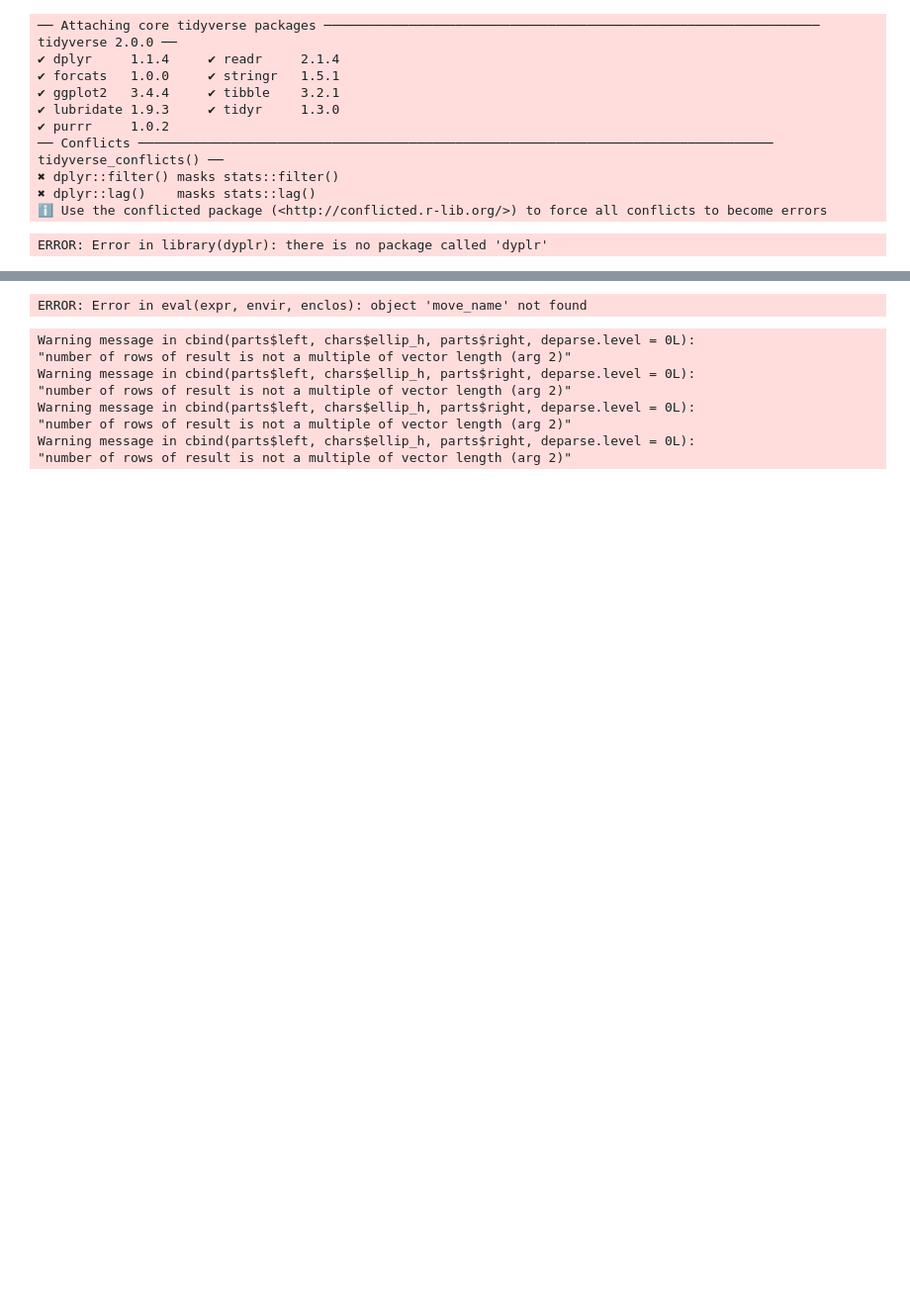
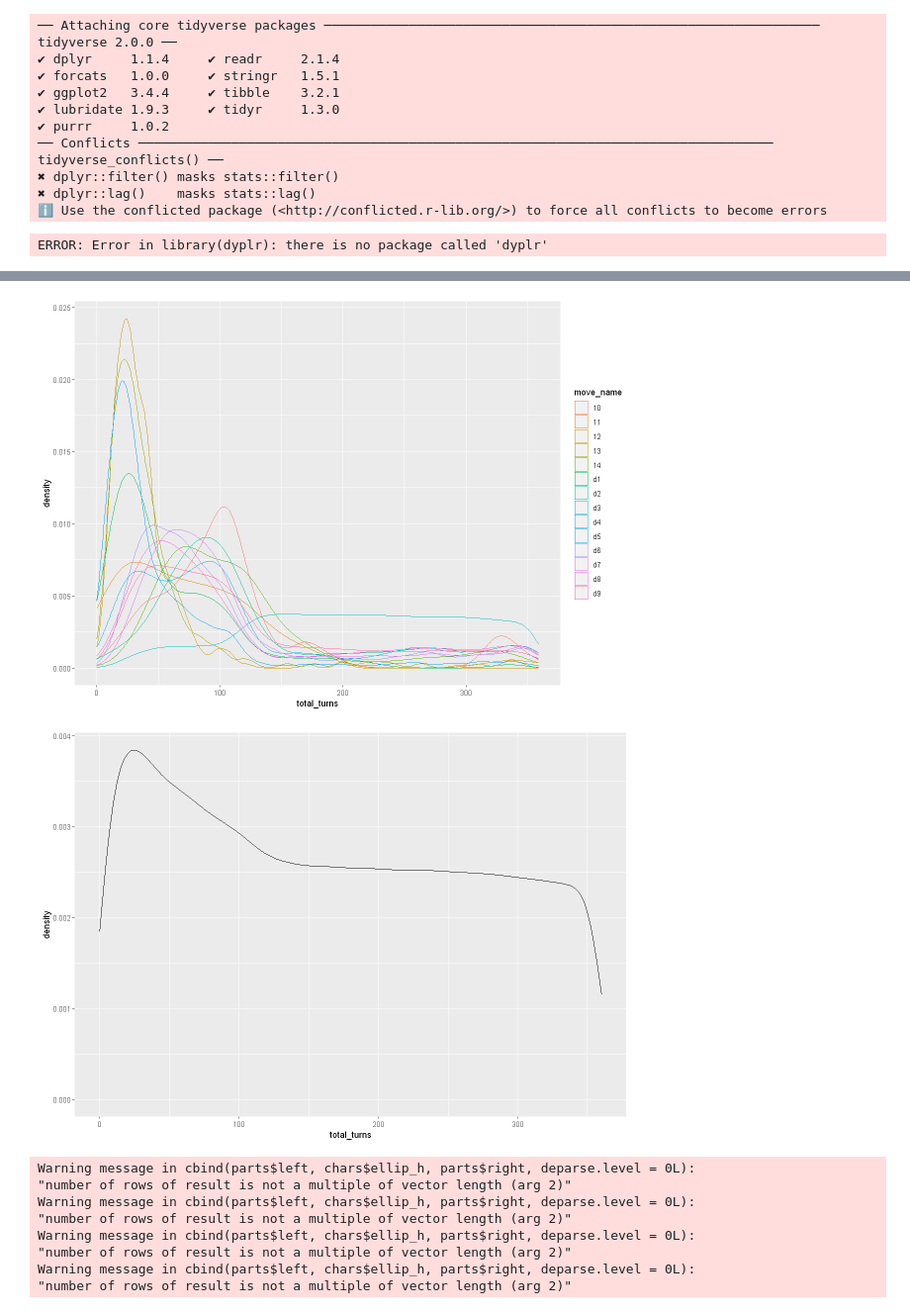
Before and after one commit to Pulsar25/CanastaRL, a Jupyter notebook: Testing Analysis.ipynb, the cells around one changed output, grey strips where cells are left out. Shown at 99% size. Saved outputs shown, nothing was run; the diff lists cells and outputs as text; code cells hidden in the pictures; blank space fills up the shorter version.

```diff
--- a/Testing Analysis.ipynb
+++ b/Testing Analysis.ipynb
@@ -55,7 +57,9 @@ ggplot(data=testing_data %>% filter(move_name != "pickup") ,aes(x = move_name))
 # %%
-ggplot(data=testing_data, aes(x=total_turns)) + geom_density(color=move_name)
+ggplot(data=testing_data %>% filter(nchar(as.character(move_name)) == 2)) + geom_density(aes(x=total_turns,color=move_name))
+ggplot(data=testing_data) + geom_density(aes(x=total_turns))
 # %% [output]
-ERROR: Error in eval(expr, envir, enclos): object 'move_name' not found
+[figure, added]
+[figure, added]
 # %%
 testing_data %>% filter(move_name == "5")
 # %% [output]
```
Also changed, not shown: parts of 2 cells of this notebook, 3 other files.
